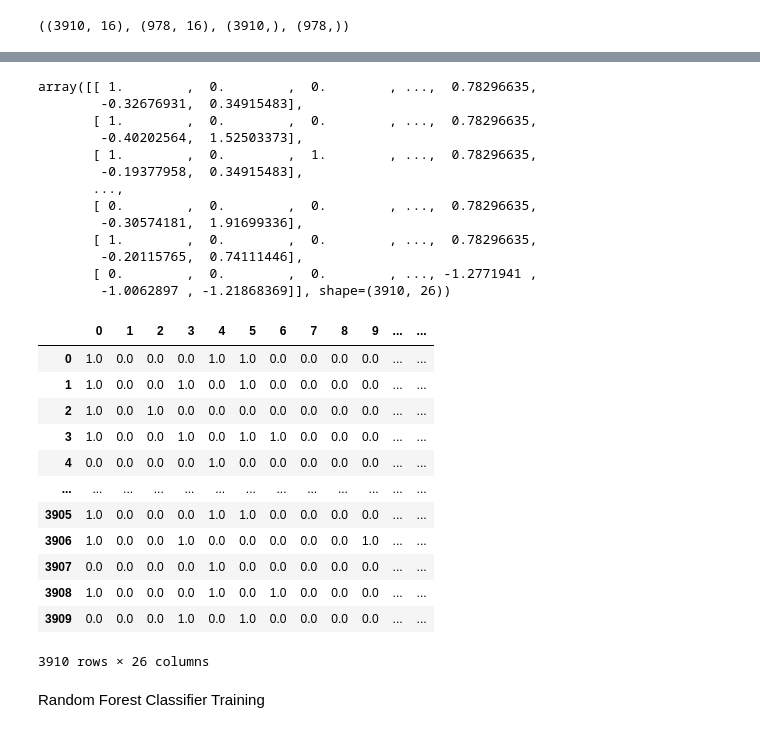
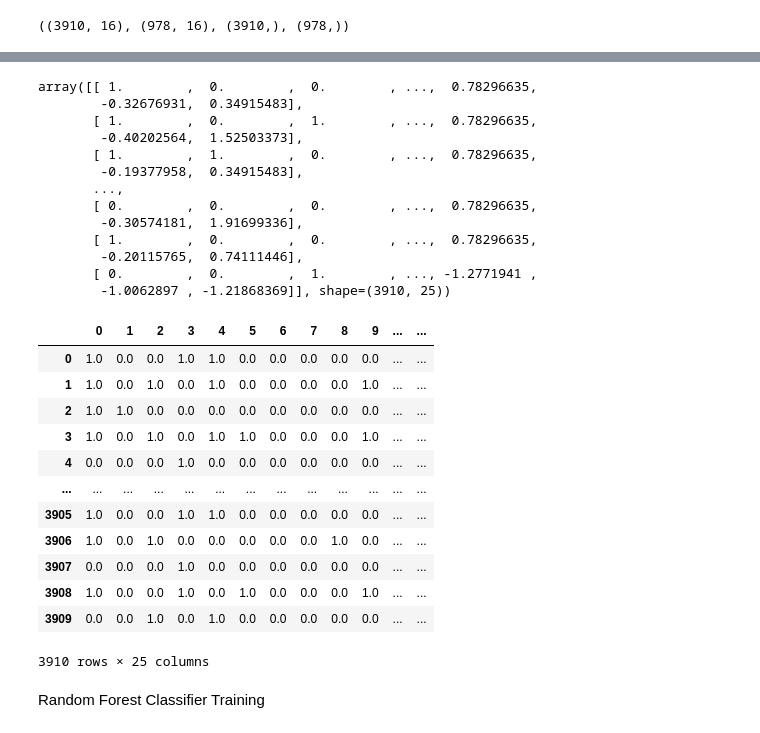
Before and after one commit to aditsharma14/AI-ML, a Jupyter notebook: Random-forestclass/code.ipynb, the cells around one changed output, grey strips where cells are left out. Drawn from its saved outputs; the diff is of its cells as text; code cells hidden in the pictures.

```diff
--- a/Random-forestclass/code.ipynb
+++ b/Random-forestclass/code.ipynb
@@ -176,5 +176,9 @@ df.NumberOfChildrenVisiting.fillna(df.NumberOfChildrenVisiting.mode()[0],inplace
 # %%
-df.MonthlyIncome.fillna(df.MonthlyIncome.mode()[0],inplace=True)
+df['MonthlyIncome']=df['MonthlyIncome'].fillna(df['MonthlyIncome'].mode()[0])
+# %%
+df['Age']=df['Age'].fillna(df['Age'].median())
+df['DurationOfPitch']=df['DurationOfPitch'].fillna(df['DurationOfPitch'].median())
+df['TypeofContact']=df['TypeofContact'].fillna(df['TypeofContact'].mode()[0])
 # %%
 df.drop('CustomerID',axis=1,inplace=True)
 # %%
@@ -189,7 +193,7 @@ df.head()
 # %%
 df['TotalVisiting']=df['NumberOfChildrenVisiting']+df['NumberOfFollowups']+df['NumberOfTrips']
 # %%
-df.drop(columns=['NumberOfChildrenVisiting','NumberOfFollowups','NumberOfTrips'],axis=1,inplace=True)
+df.drop(columns=['NumberOfChildrenVisiting','NumberOfFollowups','NumberOfTrips'],inplace=True)
 # %%
 num_features=[feature for feature in df.columns if df[feature].dtypes!='O' ]
 print('Number of numerical features:',len(num_features))
@@ -276,5 +280,5 @@ preprocessor = ColumnTransformer(
     ]
 )
 # %%
-X_train=preprocessor.fit_transform(X_train)
+X_train_enc=preprocessor.fit_transform(X_train)
 # %%
@@ -282,35 +286,35 @@ X_test=preprocessor.transform(X_test)
 # %%
-X_train
+X_train_enc
 # %% [output]
 array([[ 1.        ,  0.        ,  0.        , ...,  0.78296635,
         -0.32676931,  0.34915483],
-       [ 1.        ,  0.        ,  0.        , ...,  0.78296635,
+       [ 1.        ,  0.        ,  1.        , ...,  0.78296635,
         -0.40202564,  1.52503373],
-       [ 1.        ,  0.        ,  1.        , ...,  0.78296635,
+       [ 1.        ,  1.        ,  0.        , ...,  0.78296635,
         -0.19377958,  0.34915483],
        ...,
        [ 0.        ,  0.        ,  0.        , ...,  0.78296635,
         -0.30574181,  1.91699336],
        [ 1.        ,  0.        ,  0.        , ...,  0.78296635,
         -0.20115765,  0.74111446],
-       [ 0.        ,  0.        ,  0.        , ..., -1.2771941 ,
-        -1.0062897 , -1.21868369]], shape=(3910, 26))
+       [ 0.        ,  0.        ,  1.        , ..., -1.2771941 ,
+        -1.0062897 , -1.21868369]], shape=(3910, 25))
 # %%
-pd.DataFrame(X_train)
+pd.DataFrame(X_train_enc)
 # %% [output]
 |  | 0 | 1 | 2 | 3 | 4 | 5 | 6 | 7 | 8 | 9 | ... | ... |
-| 0 | 1.0 | 0.0 | 0.0 | 0.0 | 1.0 | 1.0 | 0.0 | 0.0 | 0.0 | 0.0 | ... | ... |
-| 1 | 1.0 | 0.0 | 0.0 | 1.0 | 0.0 | 1.0 | 0.0 | 0.0 | 0.0 | 0.0 | ... | ... |
-| 2 | 1.0 | 0.0 | 1.0 | 0.0 | 0.0 | 0.0 | 0.0 | 0.0 | 0.0 | 0.0 | ... | ... |
-| 3 | 1.0 | 0.0 | 0.0 | 1.0 | 0.0 | 1.0 | 1.0 | 0.0 | 0.0 | 0.0 | ... | ... |
-| 4 | 0.0 | 0.0 | 0.0 | 0.0 | 1.0 | 0.0 | 0.0 | 0.0 | 0.0 | 0.0 | ... | ... |
+| 0 | 1.0 | 0.0 | 0.0 | 1.0 | 1.0 | 0.0 | 0.0 | 0.0 | 0.0 | 0.0 | ... | ... |
+| 1 | 1.0 | 0.0 | 1.0 | 0.0 | 1.0 | 0.0 | 0.0 | 0.0 | 0.0 | 1.0 | ... | ... |
+| 2 | 1.0 | 1.0 | 0.0 | 0.0 | 0.0 | 0.0 | 0.0 | 0.0 | 0.0 | 0.0 | ... | ... |
+| 3 | 1.0 | 0.0 | 1.0 | 0.0 | 1.0 | 1.0 | 0.0 | 0.0 | 0.0 | 1.0 | ... | ... |
+| 4 | 0.0 | 0.0 | 0.0 | 1.0 | 0.0 | 0.0 | 0.0 | 0.0 | 0.0 | 0.0 | ... | ... |
 | ... | ... | ... | ... | ... | ... | ... | ... | ... | ... | ... | ... | ... |
-| 3905 | 1.0 | 0.0 | 0.0 | 0.0 | 1.0 | 1.0 | 0.0 | 0.0 | 0.0 | 0.0 | ... | ... |
-| 3906 | 1.0 | 0.0 | 0.0 | 1.0 | 0.0 | 0.0 | 0.0 | 0.0 | 0.0 | 1.0 | ... | ... |
-| 3907 | 0.0 | 0.0 | 0.0 | 0.0 | 1.0 | 0.0 | 0.0 | 0.0 | 0.0 | 0.0 | ... | ... |
-| 3908 | 1.0 | 0.0 | 0.0 | 0.0 | 1.0 | 0.0 | 1.0 | 0.0 | 0.0 | 0.0 | ... | ... |
-| 3909 | 0.0 | 0.0 | 0.0 | 1.0 | 0.0 | 1.0 | 0.0 | 0.0 | 0.0 | 0.0 | ... | ... |
+| 3905 | 1.0 | 0.0 | 0.0 | 1.0 | 1.0 | 0.0 | 0.0 | 0.0 | 0.0 | 0.0 | ... | ... |
+| 3906 | 1.0 | 0.0 | 1.0 | 0.0 | 0.0 | 0.0 | 0.0 | 0.0 | 1.0 | 0.0 | ... | ... |
+| 3907 | 0.0 | 0.0 | 0.0 | 1.0 | 0.0 | 0.0 | 0.0 | 0.0 | 0.0 | 0.0 | ... | ... |
+| 3908 | 1.0 | 0.0 | 0.0 | 1.0 | 0.0 | 1.0 | 0.0 | 0.0 | 0.0 | 1.0 | ... | ... |
+| 3909 | 0.0 | 0.0 | 1.0 | 0.0 | 1.0 | 0.0 | 0.0 | 0.0 | 0.0 | 0.0 | ... | ... |
-3910 rows × 26 columns
+3910 rows × 25 columns
 # %% [markdown]
 Random Forest Classifier Training
 # %%
```
Also changed, not shown: parts of 23 cells of this notebook, 4 other files.
